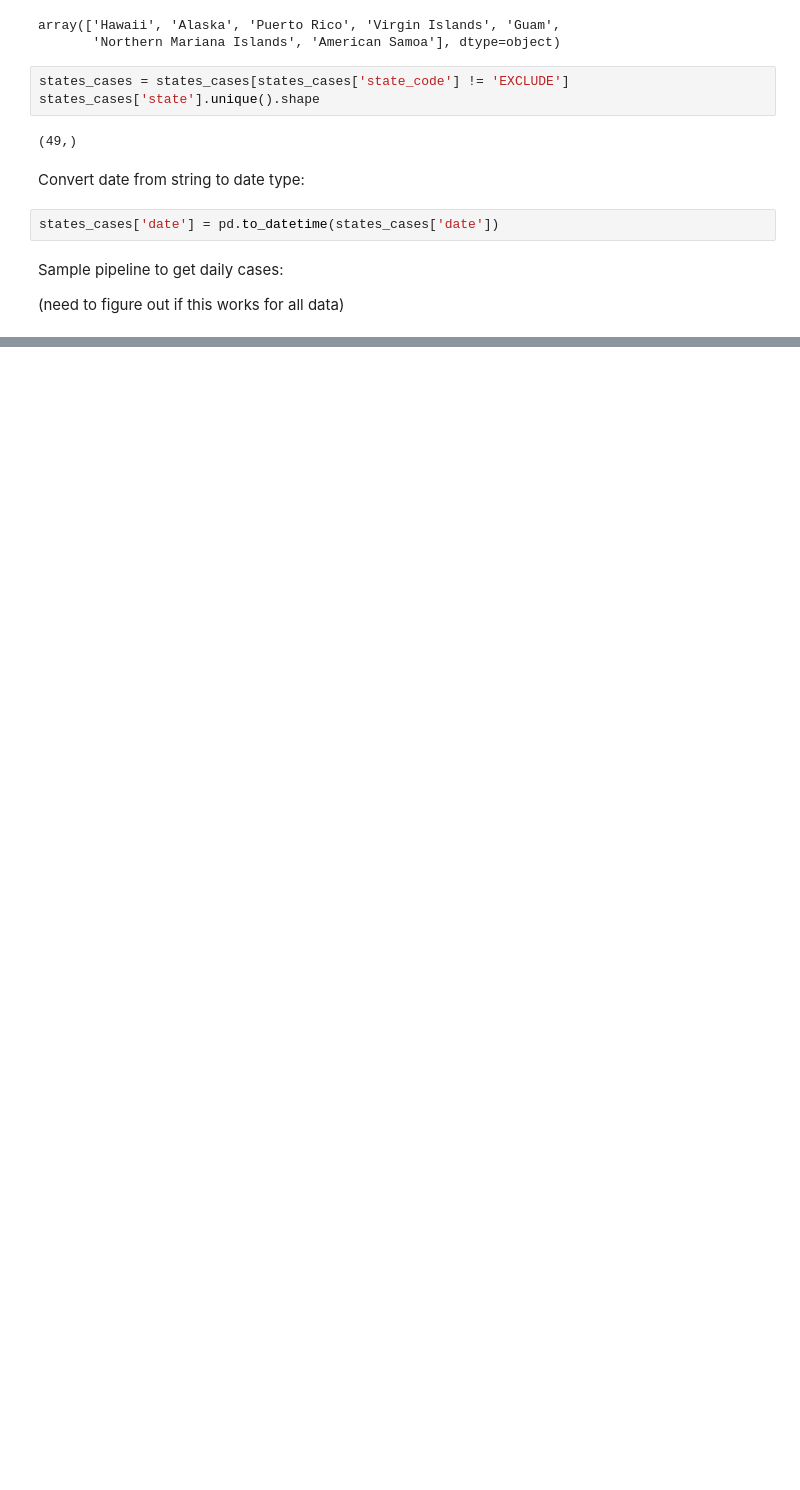
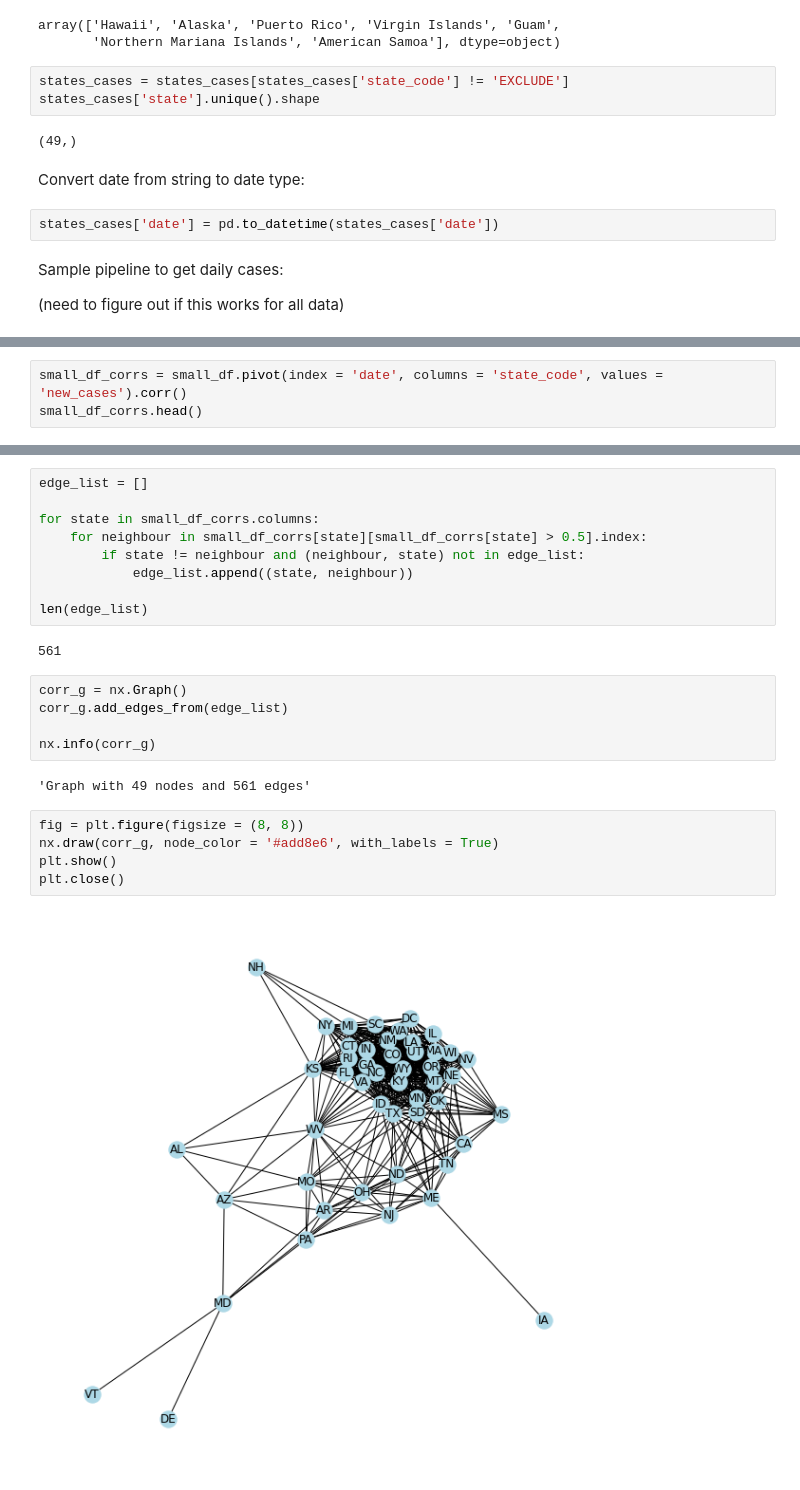
Before and after one commit to samar14641/covid-us-networks, a Jupyter notebook: covid_data_preproc.ipynb, the cells around one changed output, grey strips where cells are left out. Drawn from its saved outputs; the diff is of its cells as text; blank space fills up the shorter version.

```diff
--- a/covid_data_preproc.ipynb
+++ b/covid_data_preproc.ipynb
@@ -129,0 +102,3 @@ small_df[small_df['state_code'] == 'MA']
+# %%
+small_df_corrs = small_df.pivot(index = 'date', columns = 'state_code', values = 'new_cases').corr()
+small_df_corrs.head()
@@ -129,0 +114,25 @@ small_df[small_df['state_code'] == 'MA']
+# %%
+edge_list = []
+
+for state in small_df_corrs.columns:
+    for neighbour in small_df_corrs[state][small_df_corrs[state] > 0.5].index:
+        if state != neighbour and (neighbour, state) not in edge_list:
+            edge_list.append((state, neighbour))
+
+len(edge_list)
+# %% [output]
+561
+# %%
+corr_g = nx.Graph()
+corr_g.add_edges_from(edge_list)
+
+nx.info(corr_g)
+# %% [output]
+'Graph with 49 nodes and 561 edges'
+# %%
+fig = plt.figure(figsize = (8, 8))
+nx.draw(corr_g, node_color = '#add8e6', with_labels = True)
+plt.show()
+plt.close()
+# %% [output]
+[figure, added]
```
Also changed, not shown: parts of 5 cells of this notebook.
